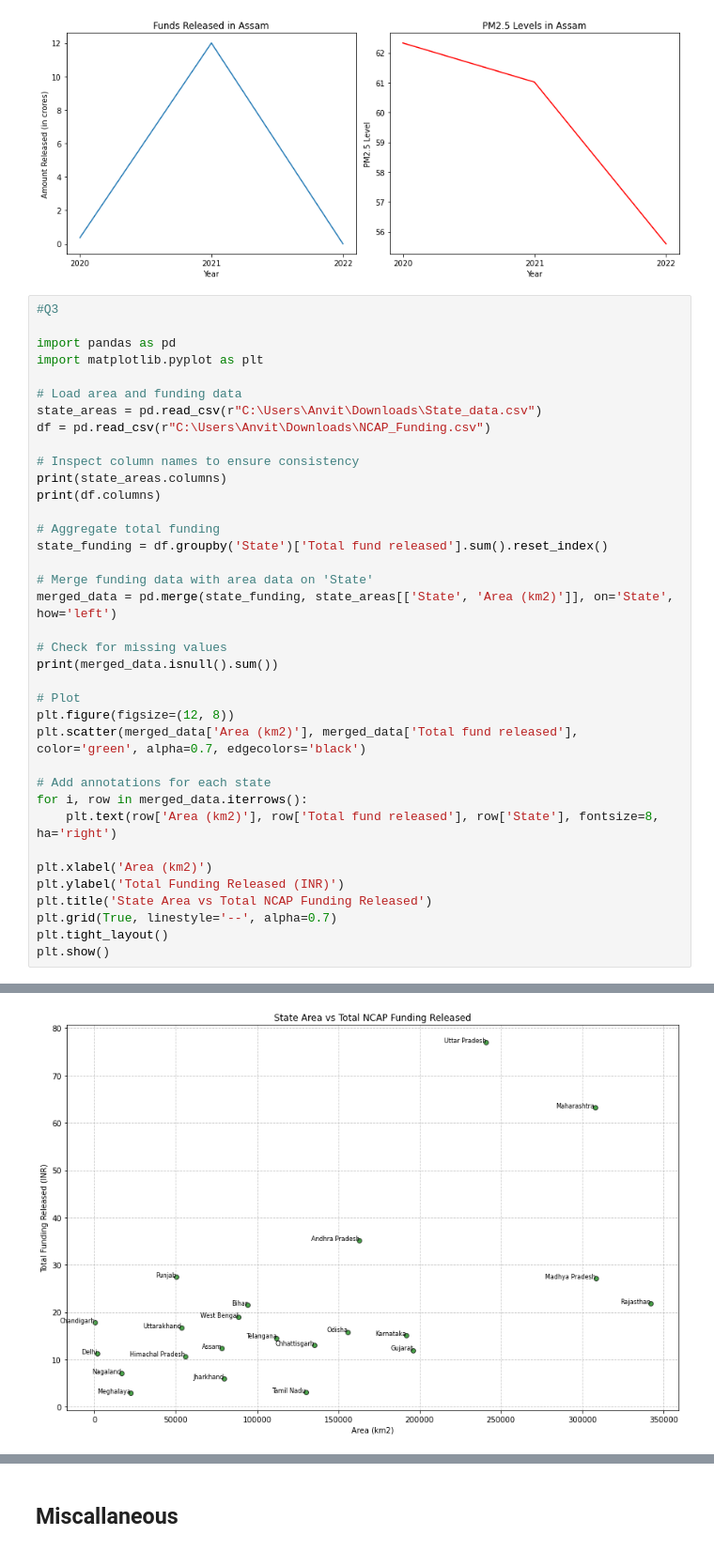
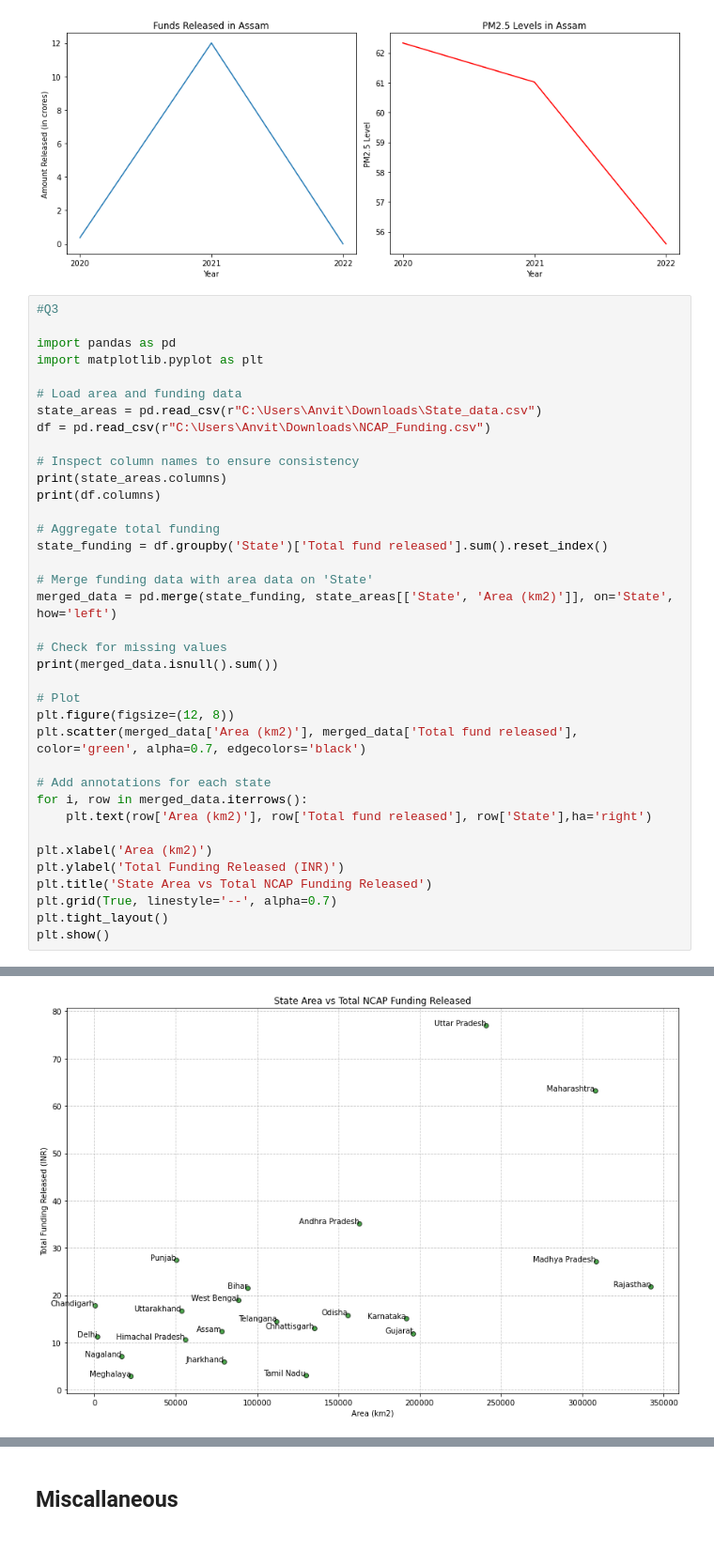
Before and after one commit to manashreeash21/Assignment-3, a Jupyter notebook: J060.ipynb, the cells around one changed output, grey strips where cells are left out. Shown at 94% size. Cells and saved outputs as stored; diff of their text form.

```diff
--- a/J060.ipynb
+++ b/J060.ipynb
@@ -493,35 +573,35 @@ merged_data = pd.merge(state_funding, state_areas[['State', 'Area (km2)']], on='
 
 # Check for missing values
 print(merged_data.isnull().sum())
 
 # Plot
 plt.figure(figsize=(12, 8))
 plt.scatter(merged_data['Area (km2)'], merged_data['Total fund released'], color='green', alpha=0.7, edgecolors='black')
 
 # Add annotations for each state
 for i, row in merged_data.iterrows():
-    plt.text(row['Area (km2)'], row['Total fund released'], row['State'], fontsize=8, ha='right')
+    plt.text(row['Area (km2)'], row['Total fund released'], row['State'],ha='right')
 
 plt.xlabel('Area (km2)')
 plt.ylabel('Total Funding Released (INR)')
 plt.title('State Area vs Total NCAP Funding Released')
 plt.grid(True, linestyle='--', alpha=0.7)
 plt.tight_layout()
 plt.show()
 # %% [output]
 Index(['State', 'Population', 'Area (km2)'], dtype='object')
 Index(['S. No.', 'State', 'City', 'Amount released during FY 2019-20',
        'Amount released during FY 2020-21',
        'Amount released during FY 2021-22', 'Total fund released',
        'Utilisation as on June 2022'],
       dtype='object')
 State                  0
 Total fund released    0
 Area (km2)             1
 dtype: int64
 posx and posy should be finite values
 posx and posy should be finite values
-[figure, old version]
+[figure, new version]
 # %%
 import pandas as pd
 import matplotlib.pyplot as plt
```
Also changed, not shown: parts of 10 cells of this notebook.
